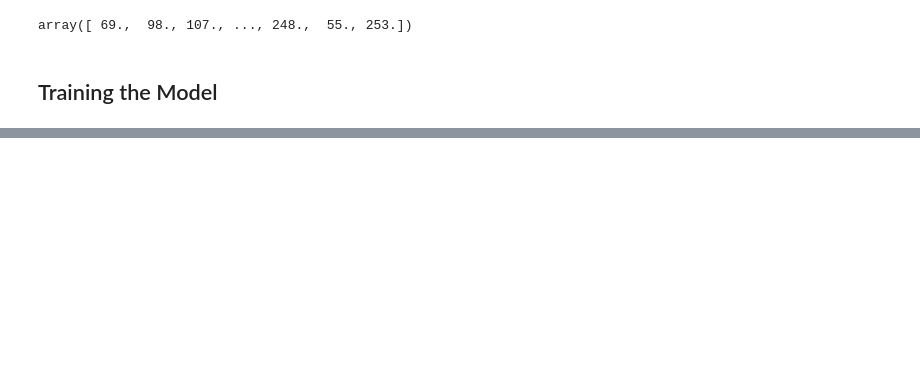
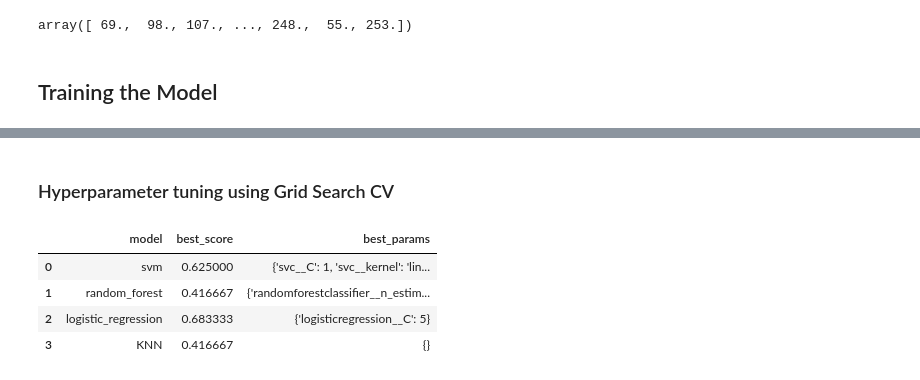
Before and after one commit to sahilrajput0062/marvel__celebrity_image_classification, a Jupyter notebook: model/celeb_person_classifier_model.ipynb, the cells around one changed output, grey strips where cells are left out. Cells and saved outputs as stored; diff of their text form; code cells hidden in the pictures; blank space fills up the shorter version.

```diff
--- a/model/celeb_person_classifier_model.ipynb
+++ b/model/celeb_person_classifier_model.ipynb
@@ -293,3 +293,6 @@ from sklearn.preprocessing import StandardScaler
 from sklearn.model_selection import train_test_split
 from sklearn.pipeline import Pipeline
 from sklearn.metrics import classification_report
+# %%
+#Splitting training and test Data
+X_train, X_test, y_train, y_test = train_test_split(X, y, random_state=0)
@@ -295,0 +301,6 @@ from sklearn.metrics import classification_report
+# %%
+pipe = Pipeline([('scaler', StandardScaler()),
+                 ('svc', SVC(kernel= 'rbf', C = 10))
+                 ])
+pipe.fit(X_train, y_train)
+pipe.score(X_test, y_test)
@@ -295,0 +328,2 @@ from sklearn.metrics import classification_report
+# %% [markdown]
+### Hyperparameter tuning using Grid Search CV
@@ -295,0 +366,30 @@ from sklearn.metrics import classification_report
+# %%
+#Checks all Models and their Paramters
+
+import pandas as pd
+import warnings
+
+warnings.filterwarnings("ignore", category=FutureWarning, module='sklearn')
+
+scores = []
+best_estimators = {}
+
+for algo, mp in model_params.items():
+    pipe = make_pipeline(StandardScaler(), mp['model'])
+    clf =  GridSearchCV(pipe, mp['params'], cv=5, return_train_score=False)
+    clf.fit(X_train, y_train)
+    scores.append({
+        'model': algo,
+        'best_score': clf.best_score_,
+        'best_params': clf.best_params_
+    })
+    best_estimators[algo] = clf.best_estimator_
+
+df = pd.DataFrame(scores,columns=['model','best_score','best_params'])
+df
+# %% [output]
+|  | model | best_score | best_params |
+| 0 | svm | 0.625000 | {'svc__C': 1, 'svc__kernel': 'lin... |
+| 1 | random_forest | 0.416667 | {'randomforestclassifier__n_estim... |
+| 2 | logistic_regression | 0.683333 | {'logisticregression__C': 5} |
+| 3 | KNN | 0.416667 | {} |
```
Also changed, not shown: parts of 7 cells of this notebook, 12 other files.
